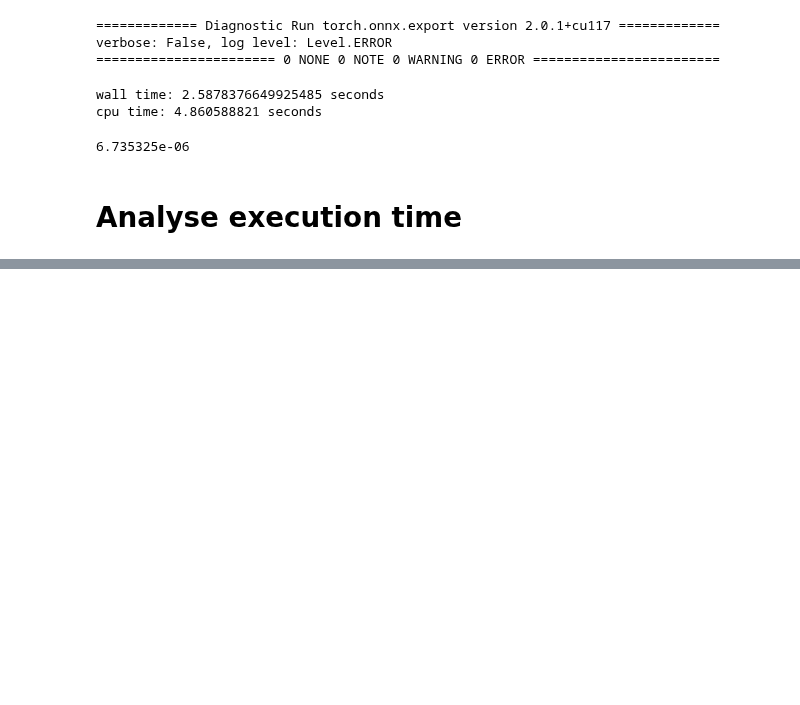
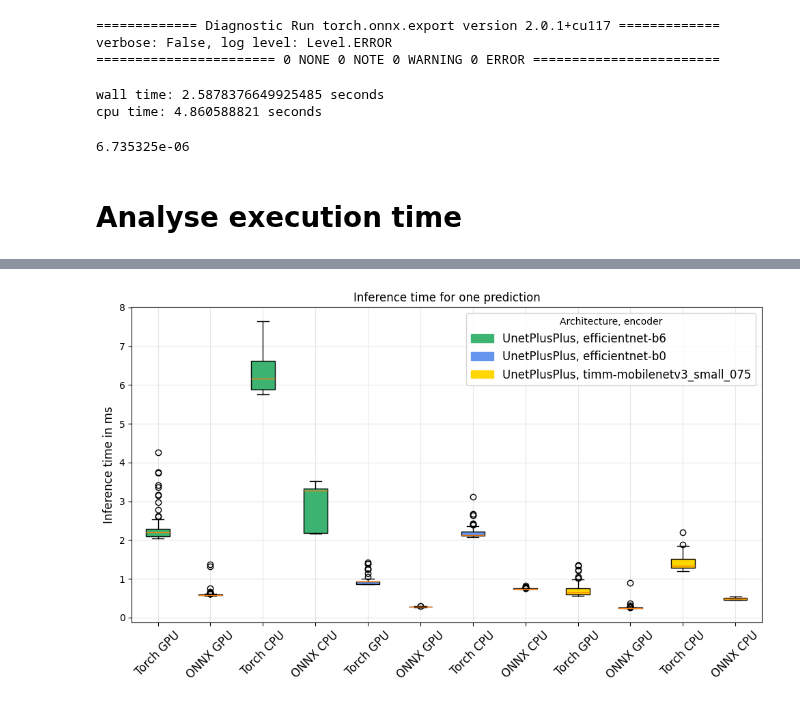
Before and after one commit to shortery/dp-dm-codes, a Jupyter notebook: src/inference_playground.ipynb, the cells around one changed output, grey strips where cells are left out. Saved outputs shown, nothing was run; the diff lists cells and outputs as text; code cells hidden in the pictures; blank space fills up the shorter version.

```diff
--- a/src/inference_playground.ipynb
+++ b/src/inference_playground.ipynb
@@ -389,0 +563,54 @@ On average, onnx is 2.67 times faster on the cpu.
+# %%
+def plot_inference_time_boxplot(checkpoint_paths: List[str], checkpoint_names: List[str], colors: dict, df_runtimes: pd.DataFrame):
+    fig, ax = plt.subplots(figsize=(10, 6))
+
+    all_labels = []
+    all_wall_times = []
+
+    position_counter = 1  # Counter for setting positions of boxplots
+
+    for checkpoint_path in checkpoint_paths:
+        df_checkpoint = df_runtimes[df_runtimes["checkpoint_path"] == checkpoint_path]
+        sorted_df_checkpoint = df_checkpoint.sort_values(["run_on_cpu", "is_onnx"])
+
+        labels = []
+        checkpoint_labels = []  # Labels for checkpoint level
+        for index, row in sorted_df_checkpoint.iterrows():
+            label = "ONNX" if row["is_onnx"] else "Torch"
+            label += " "
+            label += "CPU" if row["run_on_cpu"] else "GPU"
+            labels.append(label)
+            checkpoint_labels.append(checkpoint_path)  # Append the checkpoint label
+
+        all_labels.extend(labels)
+        all_wall_times.append(df_checkpoint["wall_time_ms"])
+
+        # Set positions for the boxplots
+        positions = range(position_counter, position_counter + len(labels))
+        position_counter += len(labels)
+
+        # Plot the boxplots with respective colors
+        ax.boxplot(df_checkpoint["wall_time_ms"], positions=positions, labels=labels, patch_artist=True, boxprops=dict(facecolor=colors[checkpoint_path]))
+
+    # Add the checkpoint path labels as a second level on the x-axis
+    ax.set_xticks(range(1, position_counter))
+    ax.set_xticklabels(all_labels, rotation=45, fontsize=12)  # Set the labels
+
+    ax.set_ylabel("Inference time in ms", fontsize=12)
+    ax.set_title("Inference time for one prediction", fontsize=12)
+    plt.tight_layout()  # Adjust layout to prevent overlapping
+
+    # Create legend
+    legend_handles = [plt.Rectangle((0,0),1,1, color=color) for color in colors.values()]
+    ax.legend(legend_handles, checkpoint_names, loc='upper right', title='Architecture, encoder', fontsize=12)
+
+    plt.grid(True, axis="both", alpha=0.3)
+    plt.show()
+
+
+checkpoint_paths = [ckpt_path_unet_pp_eff_b6, ckpt_path_unet_pp_eff_b0, ckpt_path_mobilenet_small]
+checkpoint_names = ["UnetPlusPlus, efficientnet-b6", "UnetPlusPlus, efficientnet-b0", "UnetPlusPlus, timm-mobilenetv3_small_075"]
+colors = {ckpt_path_unet_pp_eff_b6: 'mediumseagreen', ckpt_path_unet_pp_eff_b0: 'cornflowerblue', ckpt_path_mobilenet_small: 'gold'}
+plot_inference_time_boxplot(checkpoint_paths, checkpoint_names, colors, df_real_size_runtimes)
+# %% [output]
+[figure, added]
```
Also changed, not shown: parts of 29 cells of this notebook.
